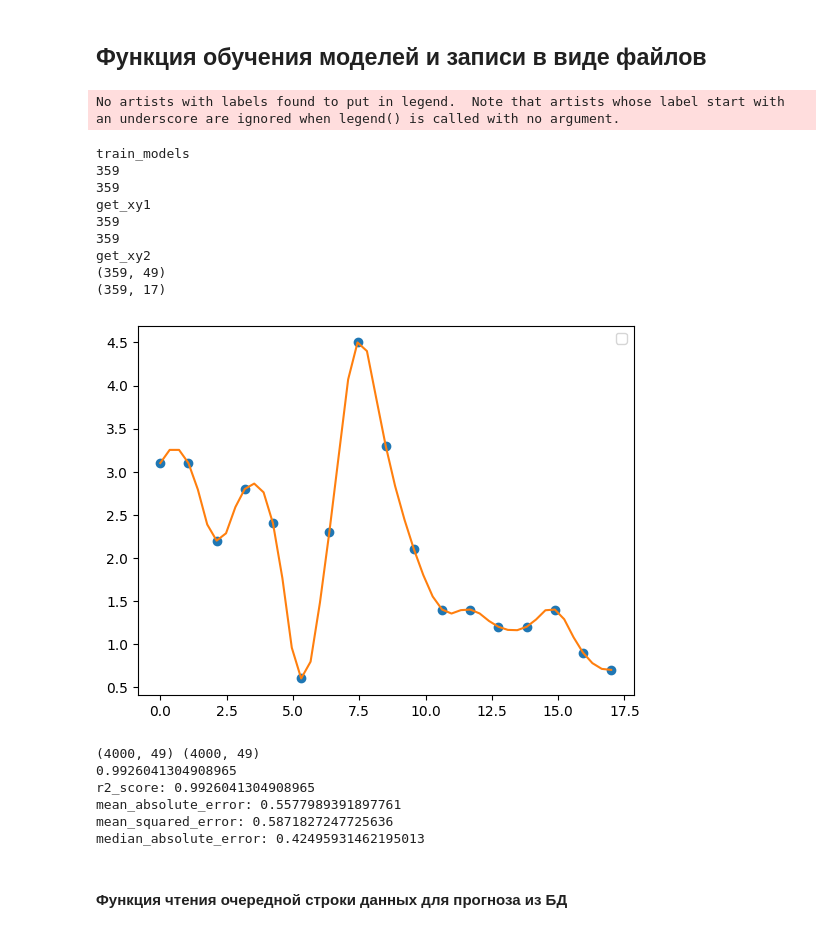
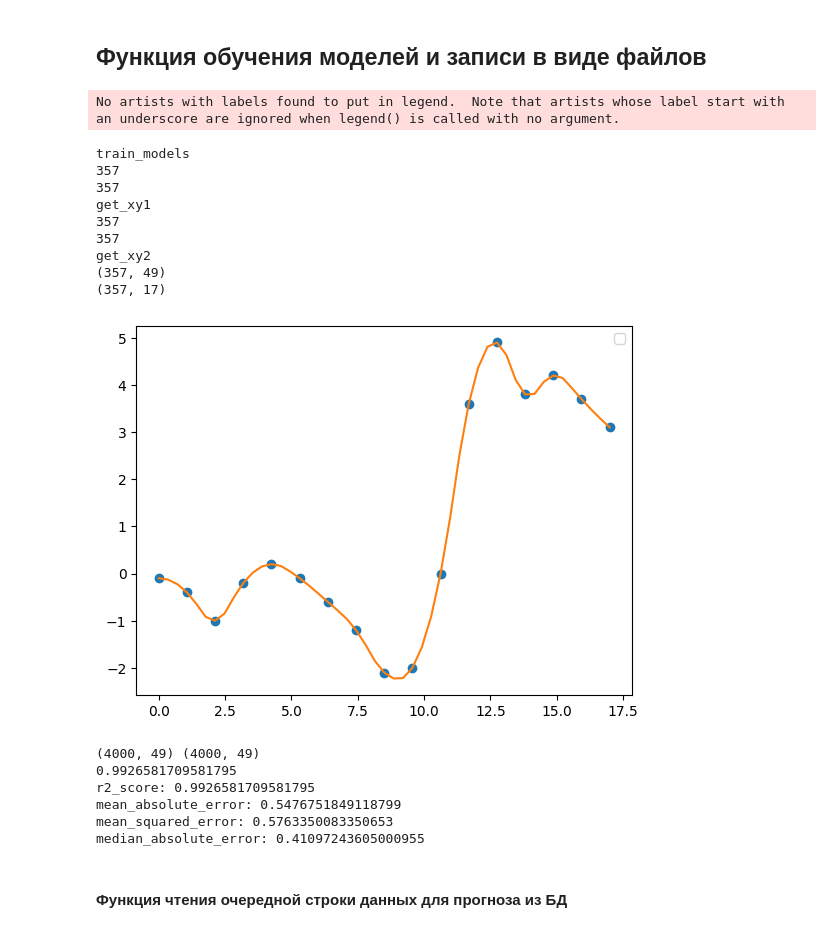
Before and after one commit to ruslanatsabryk/forecaster, a Jupyter notebook: dbconnection.ipynb, the cells around one changed output. Saved outputs shown, nothing was run; the diff lists cells and outputs as text; code cells hidden in the pictures.

Commit message:
model by data

```diff
--- a/dbconnection.ipynb
+++ b/dbconnection.ipynb
@@ -648,25 +651,25 @@ def train_models(forecast_model, train_date=None):
     # print(r2)
     # _ = quality(y, predicted)
 # %%
-train_models('gfs', '07-01-2024')
+train_models('gfs', '05-01-2024')
 # %% [output]
 No artists with labels found to put in legend.  Note that artists whose label start with an underscore are ignored when legend() is called with no argument.
 train_models
-359
-359
+357
+357
 get_xy1
-359
-359
+357
+357
 get_xy2
-(359, 49)
-(359, 17)
+(357, 49)
+(357, 17)
-[figure, old version]
+[figure, new version]
 (4000, 49) (4000, 49)
-0.9926041304908965
-r2_score: 0.9926041304908965
-mean_absolute_error: 0.5577989391897761
-mean_squared_error: 0.5871827247725636
-median_absolute_error: 0.42495931462195013
+0.9926581709581795
+r2_score: 0.9926581709581795
+mean_absolute_error: 0.5476751849118799
+mean_squared_error: 0.5763350083350653
+median_absolute_error: 0.41097243605000955
 # %% [markdown]
 #### Функция чтения очередной строки данных для прогноза из БД
 # %%
```
Also changed, not shown: parts of 10 cells of this notebook, 3 other files.
